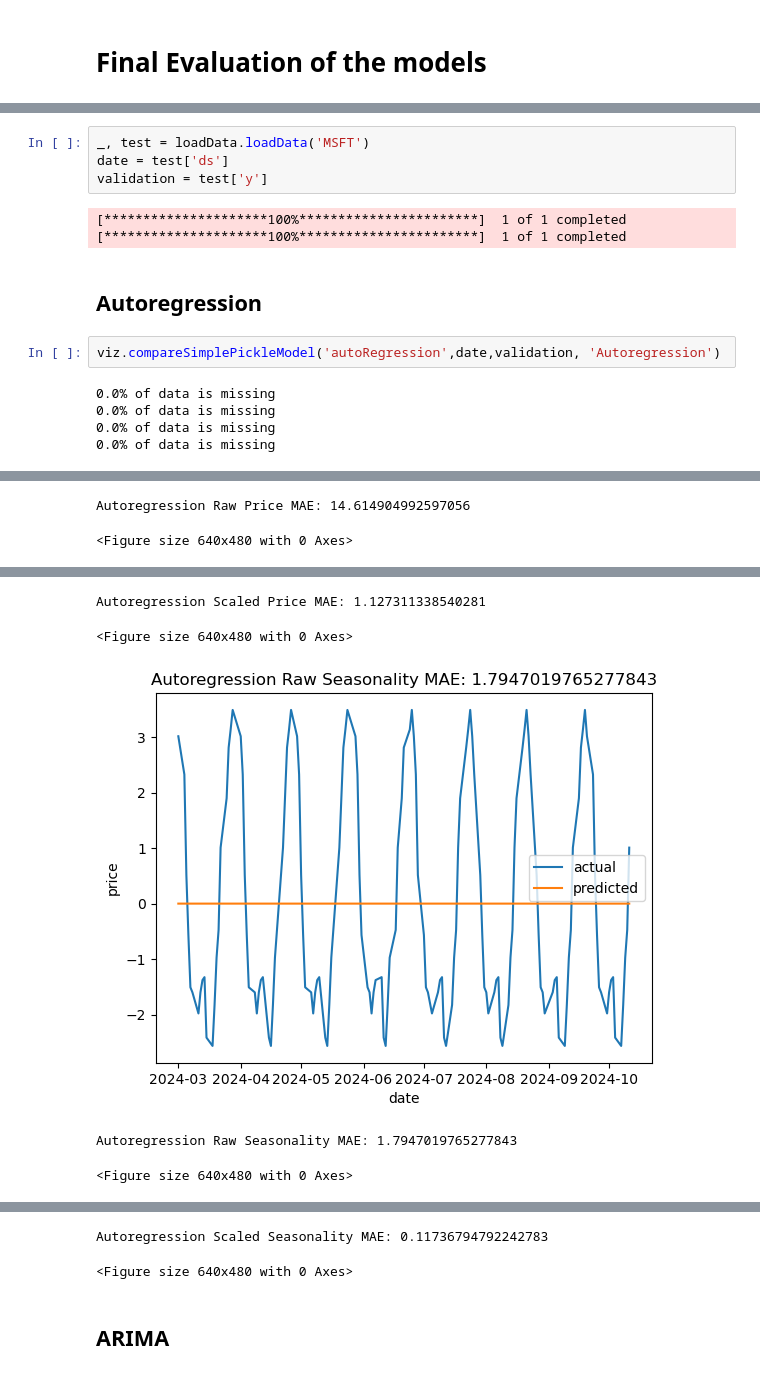
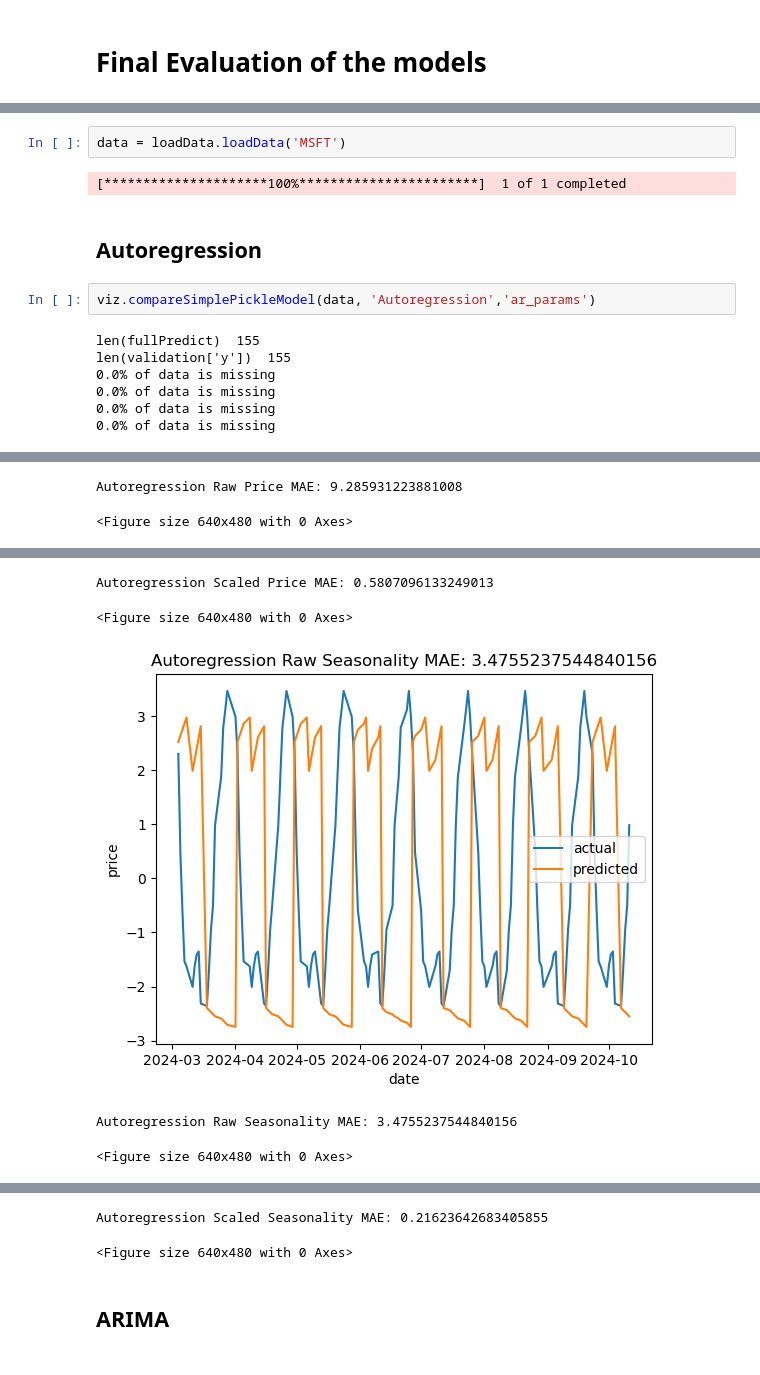
Before and after one commit to GGSimmons1992/5wbtHJaH3kS0oFG6, a Jupyter notebook: Notebooks/Evaluation.ipynb, the cells around one changed output, grey strips where cells are left out. Cells and saved outputs as stored; diff of their text form.

```diff
--- a/Notebooks/Evaluation.ipynb
+++ b/Notebooks/Evaluation.ipynb
@@ -21,15 +24,14 @@ Autosaving every 5 seconds
 # %%
-_, test = loadData.loadData('MSFT')
-date = test['ds']
-validation = test['y']
+data = loadData.loadData('MSFT')
 # %% [output]
 [*********************100%***********************]  1 of 1 completed
-[*********************100%***********************]  1 of 1 completed
 # %% [markdown]
 ## Autoregression
 # %%
-viz.compareSimplePickleModel('autoRegression',date,validation, 'Autoregression')
+viz.compareSimplePickleModel(data, 'Autoregression','ar_params')
 # %% [output]
+len(fullPredict)  155
+len(validation['y'])  155
 0.0% of data is missing
 0.0% of data is missing
 0.0% of data is missing
@@ -38,2 +40,2 @@ viz.compareSimplePickleModel('autoRegression',date,validation, 'Autoregression')
-Autoregression Raw Price MAE: 14.614904992597056
+Autoregression Raw Price MAE: 9.285931223881008
 <Figure size 640x480 with 0 Axes>
@@ -41,5 +43,5 @@ Autoregression Raw Price MAE: 14.614904992597056
-Autoregression Scaled Price MAE: 1.127311338540281
+Autoregression Scaled Price MAE: 0.5807096133249013
 <Figure size 640x480 with 0 Axes>
-[figure, old version]
+[figure, new version]
-Autoregression Raw Seasonality MAE: 1.7947019765277843
+Autoregression Raw Seasonality MAE: 3.4755237544840156
 <Figure size 640x480 with 0 Axes>
@@ -47,4 +49,4 @@ Autoregression Raw Seasonality MAE: 1.7947019765277843
-Autoregression Scaled Seasonality MAE: 0.11736794792242783
+Autoregression Scaled Seasonality MAE: 0.21623642683405855
 <Figure size 640x480 with 0 Axes>
 # %% [markdown]
 ## ARIMA
```
Also changed, not shown: parts of 7 cells of this notebook, 10 other files.
